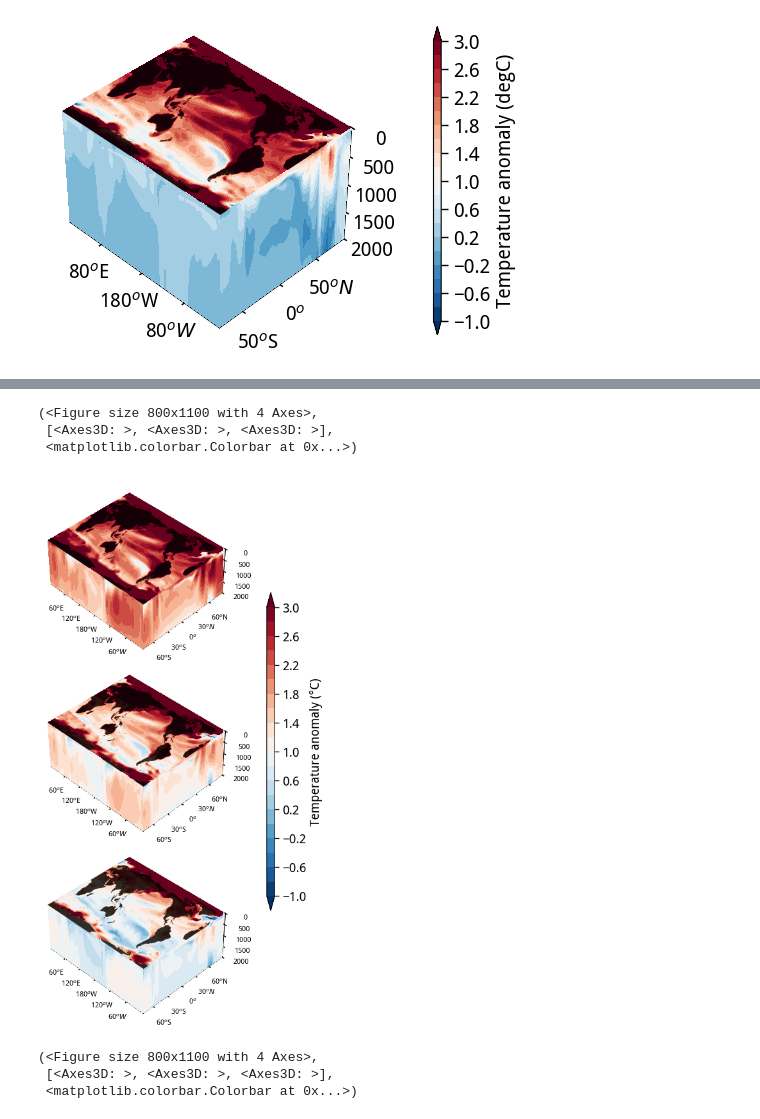
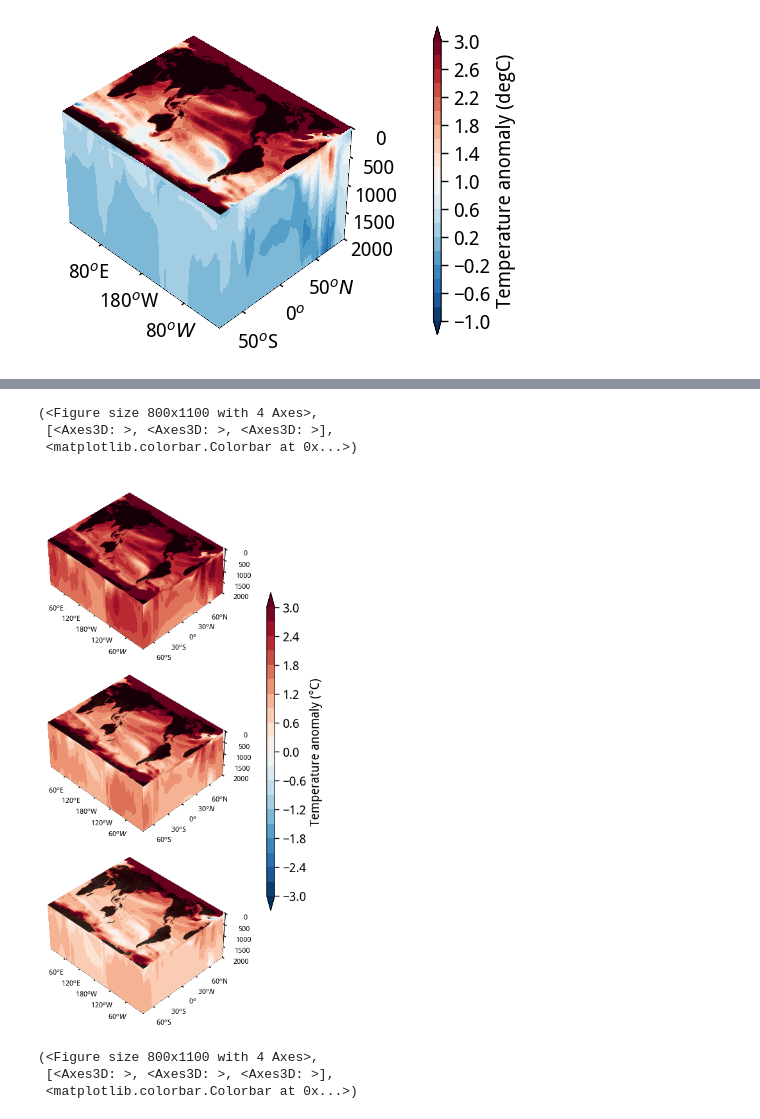
Before and after one commit to adisen99/net_zero_enso_pacific_changes, a Jupyter notebook: 03a_access_nz_surface_deep_ocean_warming.ipynb, the cells around one changed output, grey strips where cells are left out. Saved outputs shown, nothing was run; the diff lists cells and outputs as text; code cells hidden in the pictures.

```diff
--- a/03a_access_nz_surface_deep_ocean_warming.ipynb
+++ b/03a_access_nz_surface_deep_ocean_warming.ipynb
@@ -558,18 +558,18 @@ ocean_temp_merid_list_stable = [
 # %%
 plot_cuboid_contours(
     sst_list_stable, ocean_temp_zonal_list_stable, ocean_temp_merid_list_stable,
     cmap='RdBu_r',
-    levels=np.linspace(-1, 3, 21),
+    levels=np.linspace(-3, 3, 21),
     figsize=(8, 11), basemap_type='land',
     nrows=3, ncols=1,
     box_aspect=(1.4, 1.2, 0.6),  # (x, y, z) scaling
     hspace=0.02, wspace=0.02,  # control gaps
 )
 # %% [output]
 (<Figure size 800x1100 with 4 Axes>,
  [<Axes3D: >, <Axes3D: >, <Axes3D: >],
  <matplotlib.colorbar.Colorbar at 0x...>)
-[figure, old version]
+[figure, new version]
 # %%
 sst_list_diff = [
     sst_list_stable[0] - sst_list[0],
```
Also changed, not shown: parts of 1 cell of this notebook, 4 other files.
